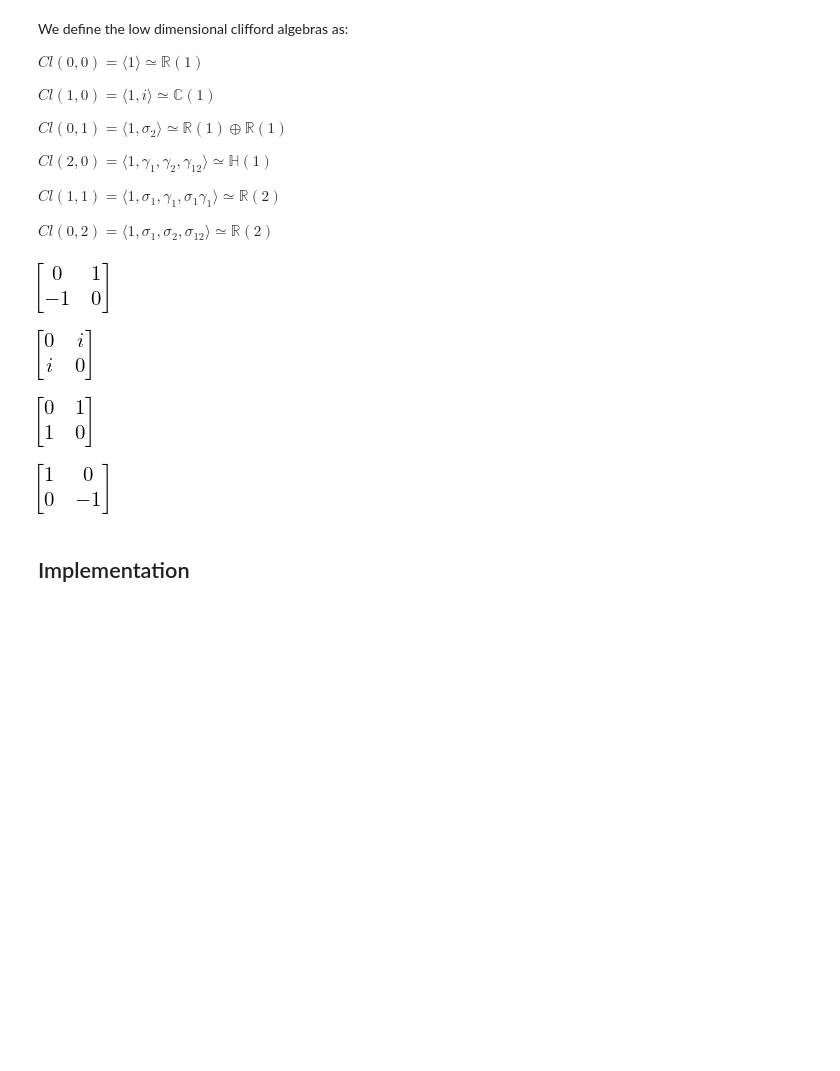
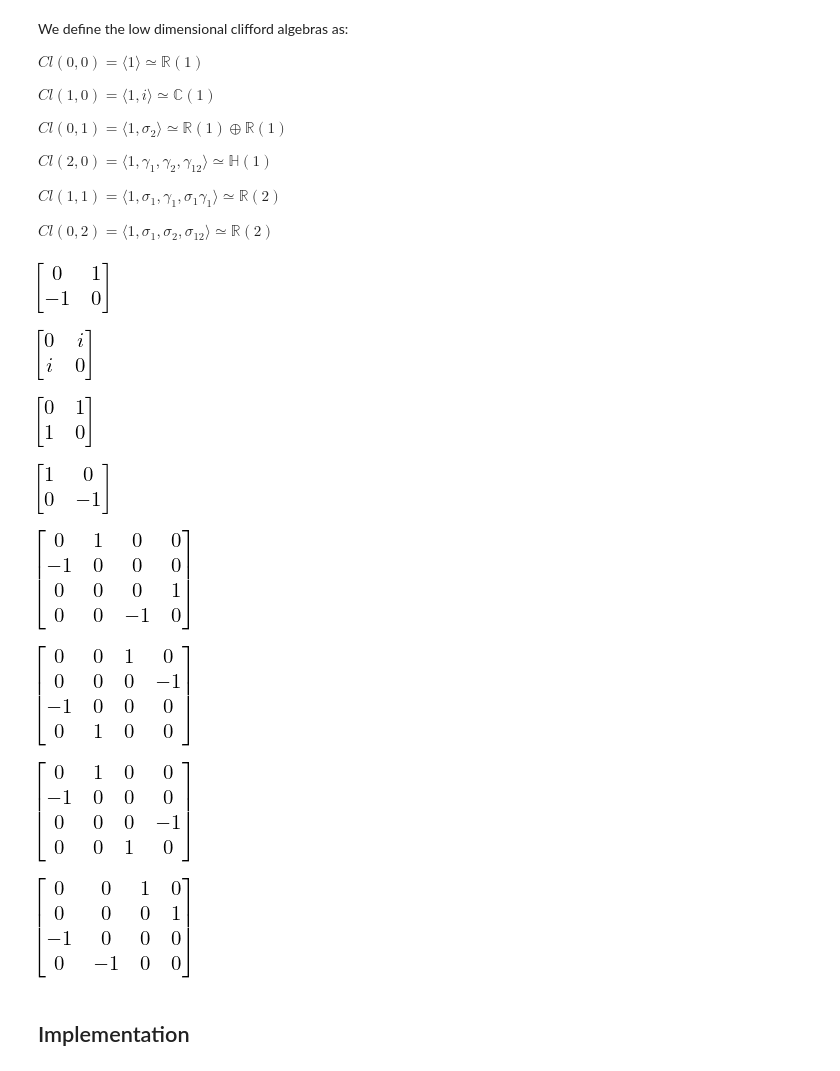
Before and after one commit to lucacassia/clifford, a Jupyter notebook: clifford.ipynb, the cells around one changed output. Saved outputs shown, nothing was run; the diff lists cells and outputs as text; code cells hidden in the pictures; blank space fills up the shorter version.

```diff
--- a/clifford.ipynb
+++ b/clifford.ipynb
@@ -32,16 +32,24 @@ $Cl(2,0)=\langle 1, \gamma_1, \gamma_2, \gamma_{12} \rangle \simeq \mathbb{H}(1)
 $Cl(1,1)=\langle 1, \sigma_1, \gamma_1, \sigma_1\gamma_1 \rangle \simeq \mathbb{R}(2)$
 
 $Cl(0,2)=\langle 1, \sigma_1, \sigma_2, \sigma_{12} \rangle \simeq \mathbb{R}(2)$
-# %%
-g1 = Matrix([[ 0, 1],[-1, 0]]);g1
-g2 = Matrix([[ 0, I],[ I, 0]]);g2
-s1 = Matrix([[ 0, 1],[ 1, 0]]);s1
-s2 = Matrix([[ 1, 0],[ 0,-1]]);s2
-# %% [output]
-[figure, removed]
-[figure, removed]
-[figure, removed]
-[figure, removed]
+# %%
+g1 = Matrix([[ 0, 1],[-1, 0]]);g1
+g2 = Matrix([[ 0, I],[ I, 0]]);g2
+s1 = Matrix([[ 0, 1],[ 1, 0]]);s1
+s2 = Matrix([[ 1, 0],[ 0,-1]]);s2
+Il = Matrix([[0,1,0,0],[-1,0,0,0],[0,0,0,1],[0,0,-1,0]]);Il
+Jl = Matrix([[0,0,1,0],[0,0,0,-1],[-1,0,0,0],[0,1,0,0]]);Jl
+Ir = Matrix([[0,1,0,0],[-1,0,0,0],[0,0,0,-1],[0,0,1,0]]);Ir
+Jr = Matrix([[0,0,1,0],[0,0,0,1],[-1,0,0,0],[0,-1,0,0]]);Jr
+# %% [output]
+[figure, added]
+[figure, added]
+[figure, added]
+[figure, added]
+[figure, added]
+[figure, added]
+[figure, added]
+[figure, added]
 # %% [markdown]
 ## Implementation
 # %% [markdown]
```
Also changed, not shown: parts of 30 cells of this notebook, 1 other file.
